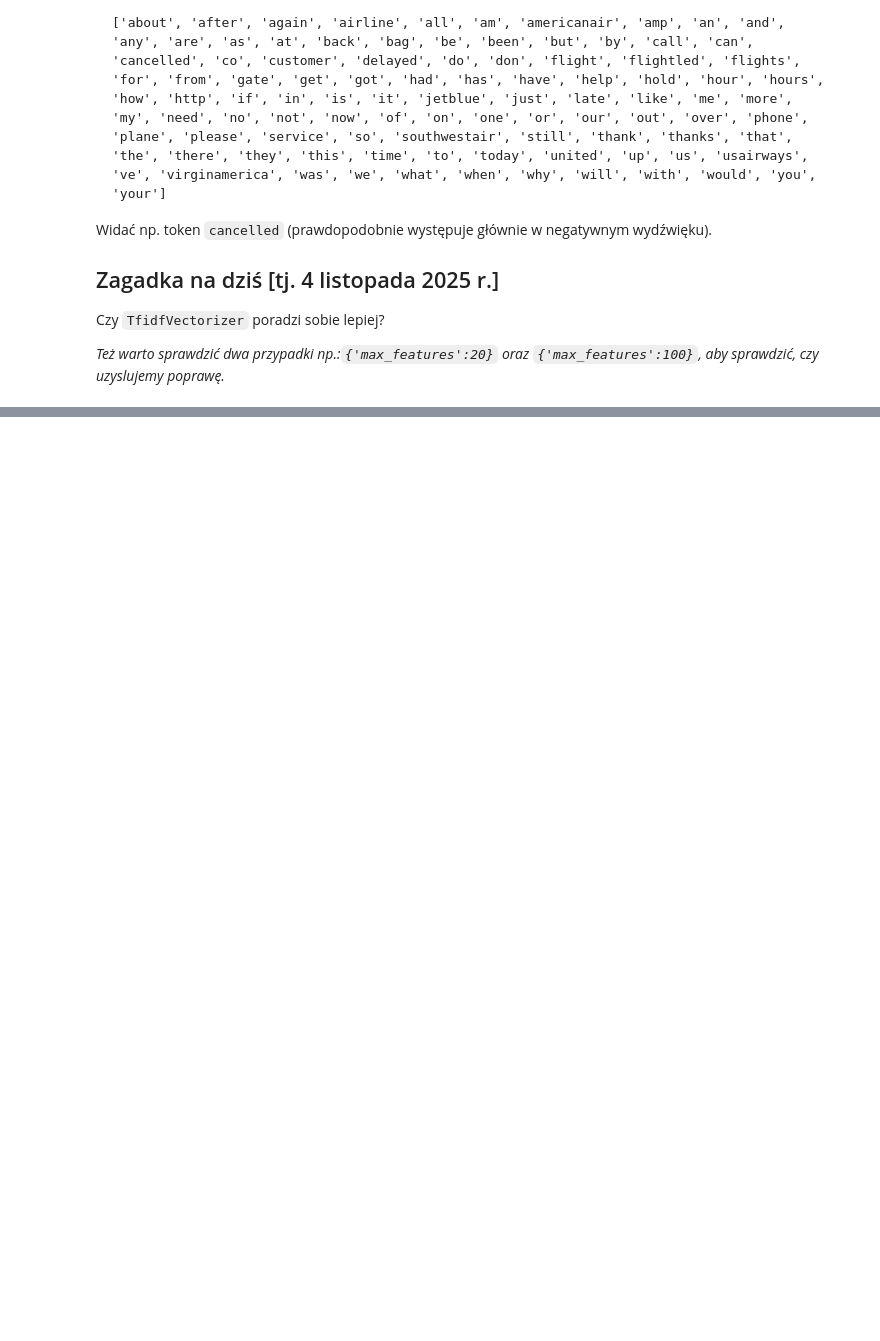
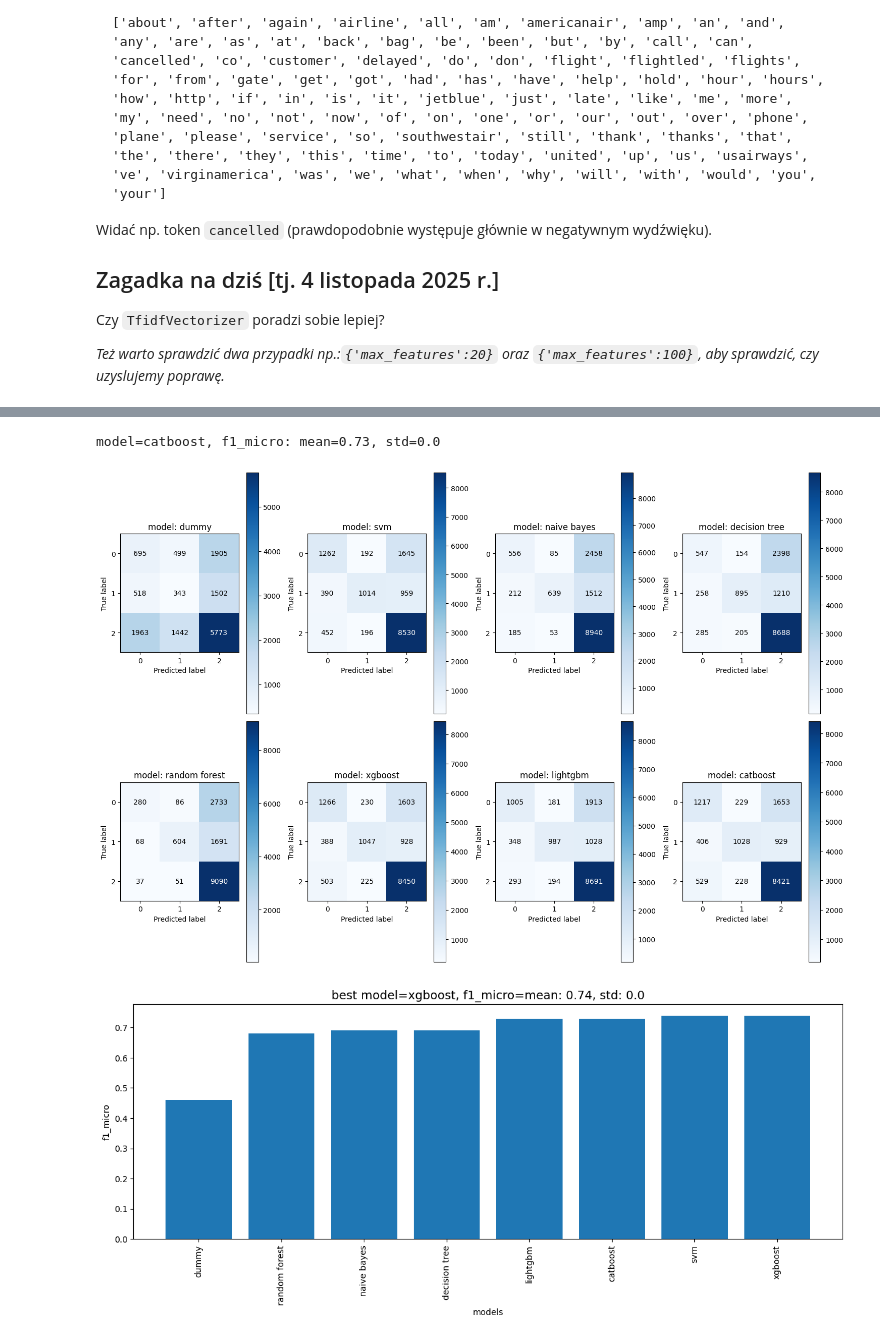
Before and after one commit to Kos261/Statistical-arbitration, a Jupyter notebook: Lab5/Lab.I.50.raw.ipynb, the cells around one changed output, grey strips where cells are left out. Drawn from its saved outputs; the diff is of its cells as text; code cells hidden in the pictures; blank space fills up the shorter version.

```diff
--- a/Lab5/Lab.I.50.raw.ipynb
+++ b/Lab5/Lab.I.50.raw.ipynb
@@ -93,0 +281,6 @@ kwargs = {'scoring': 'f1_micro'}
+# %%
+vectorizer_kwargs={'max_features':100}
+kwargs = {'scoring': 'f1_micro'}
+
+h.use_vectorizer_and_run_models(X, y, TfidfVectorizer, vectorizer_kwargs, kwargs)
+# %% [output]
@@ -93,0 +374,3 @@ kwargs = {'scoring': 'f1_micro'}
+model=catboost, f1_micro: mean=0.73, std=0.0
+[figure, added]
+[figure, added]
```
Also changed, not shown: parts of 8 cells of this notebook, 3 other files.
